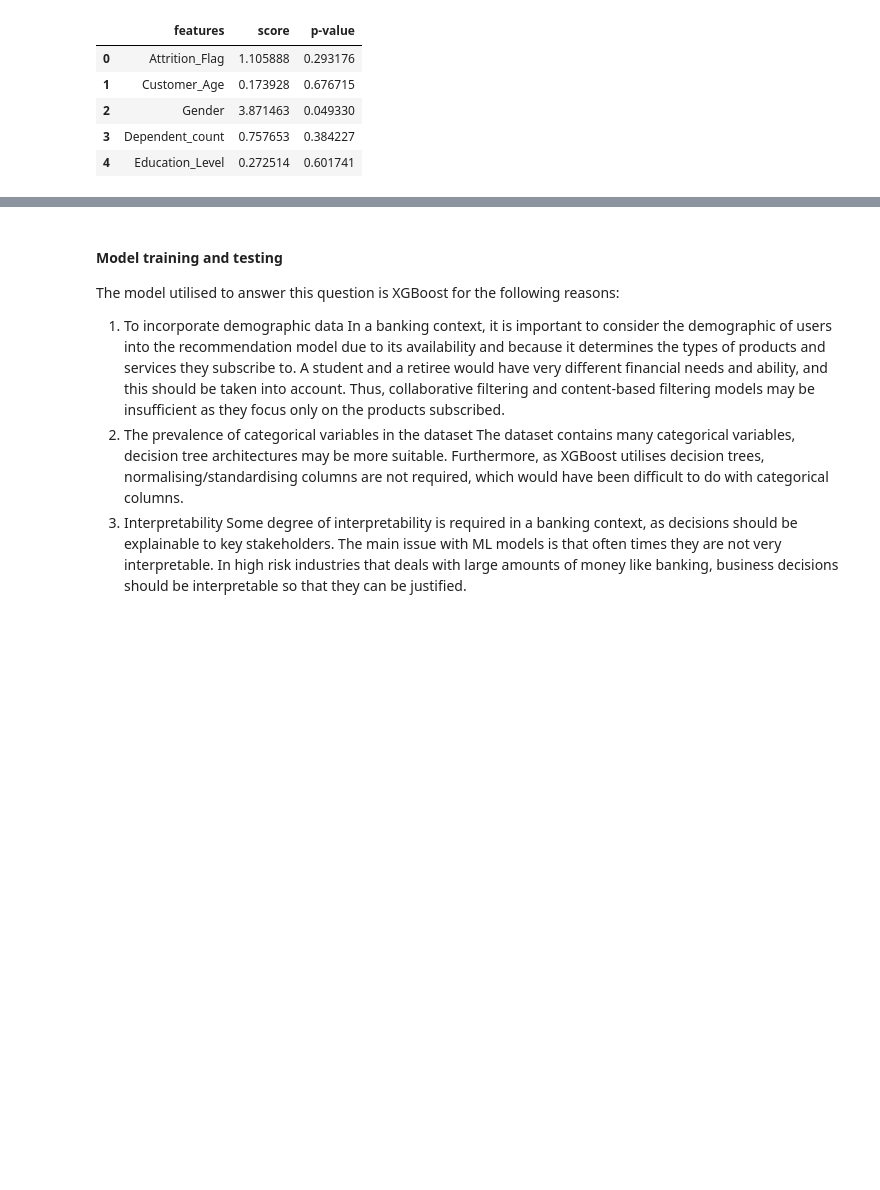
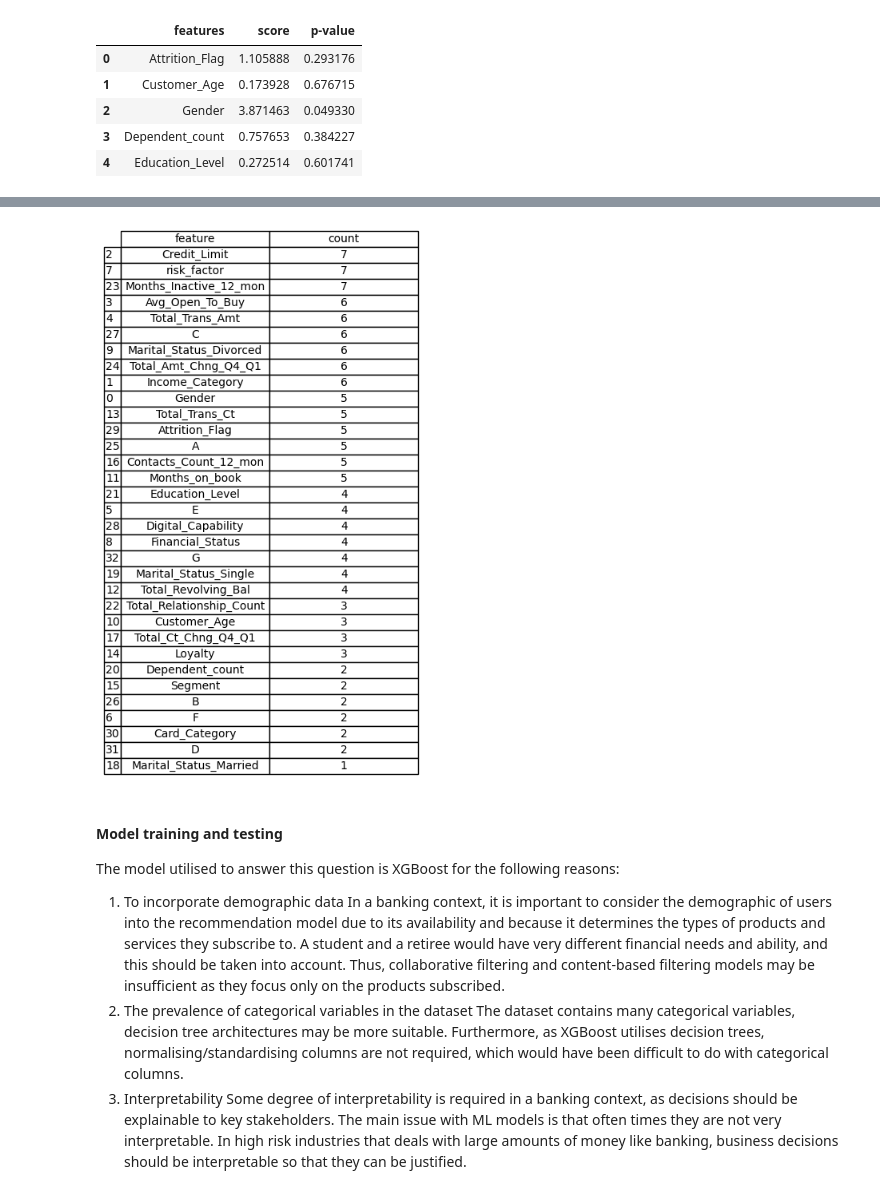
Before and after one commit to yionna/DSA3101-Object-Not-Found, a Jupyter notebook: group_tasks/Subgroup B/qn1.ipynb, the cells around one changed output, grey strips where cells are left out. Cells and saved outputs as stored; diff of their text form; code cells hidden in the pictures; blank space fills up the shorter version.

```diff
--- a/group_tasks/Subgroup B/qn1.ipynb
+++ b/group_tasks/Subgroup B/qn1.ipynb
@@ -200,3 +199,27 @@ feature_relevance.head(10)
+# %%
+# display as table
+fig, ax = plt.subplots(figsize=(4, 6))
+
+# Hide axes
+ax.axis('off')
+ax.axis('tight')
+
+# Create the table
+table = ax.table(cellText=feature_relevance.to_numpy(),
+                 colLabels=feature_relevance.columns,
+                 rowLabels=feature_relevance.index,
+                 cellLoc='center',
+                 loc='center')
+
+# Adjust the table style
+table.auto_set_font_size(False)
+table.set_fontsize(10)
+table.scale(1.2, 1.2)
+
+# Display the plot
+plt.show()
+# %% [output]
+[figure, added]
 # %% [markdown]
 #### Model training and testing
 The model utilised to answer this question is XGBoost for the following reasons:
```
Also changed, not shown: parts of 18 cells of this notebook.
